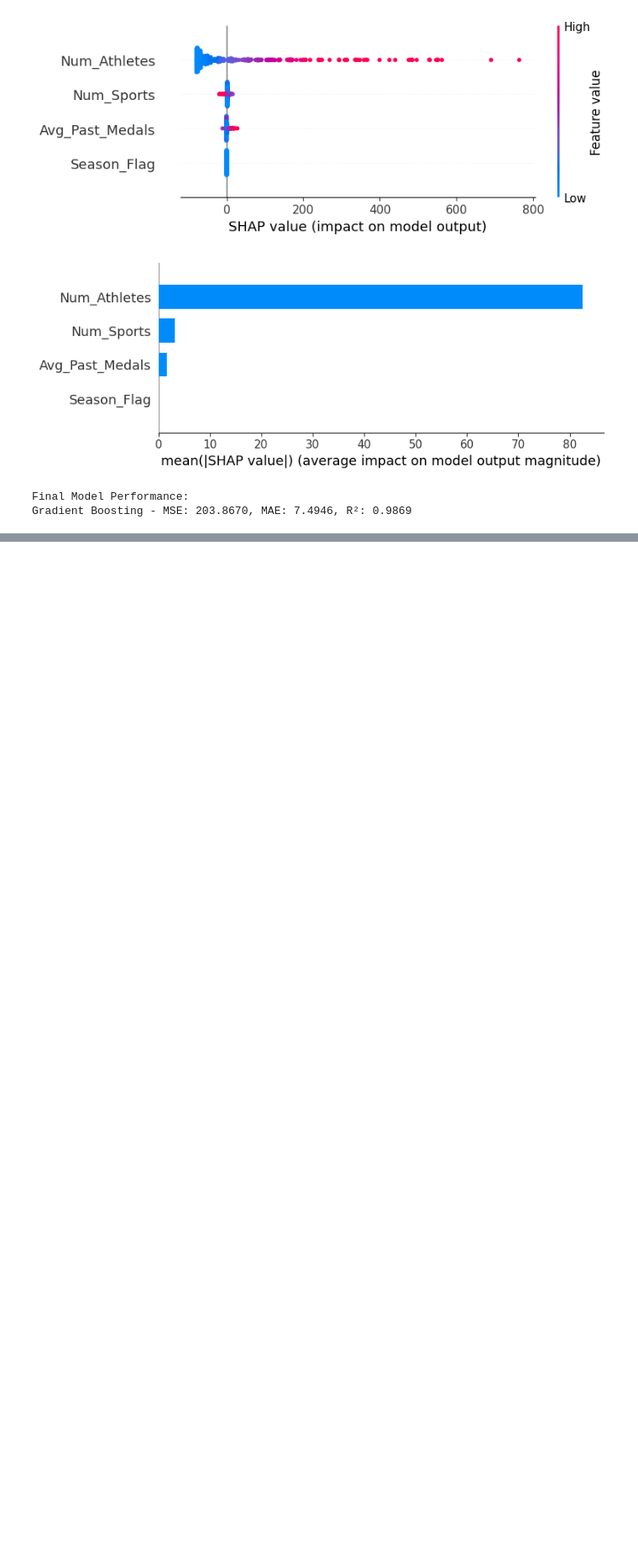
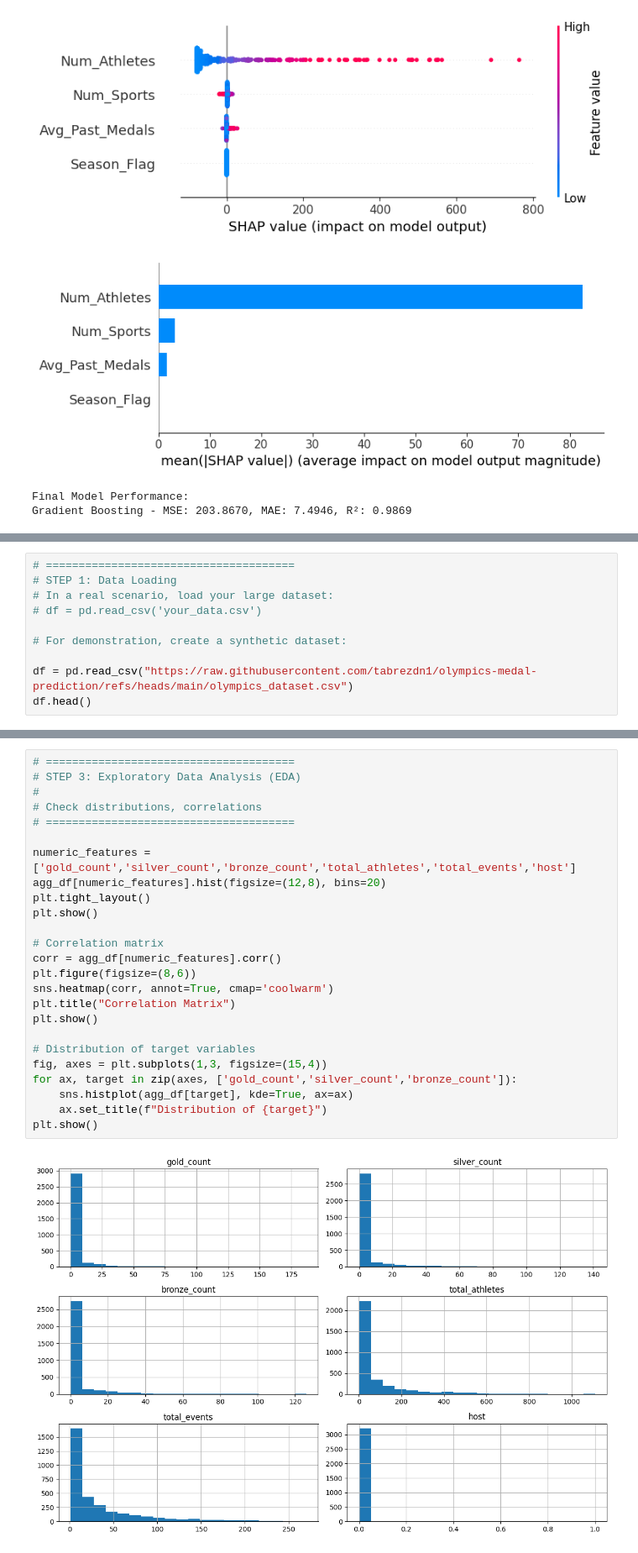
Before and after one commit to tabrezdn1/olympics-medal-prediction, a Jupyter notebook: main.ipynb, the cells around one changed output, grey strips where cells are left out. Shown at 84% size. Saved outputs shown, nothing was run; the diff lists cells and outputs as text; blank space fills up the shorter version.

```diff
--- a/main.ipynb
+++ b/main.ipynb
@@ -1896,0 +1697,10 @@ Gradient Boosting - MSE: 203.8670, MAE: 7.4946, R²: 0.9869
+# %%
+# ======================================
+# STEP 1: Data Loading
+# In a real scenario, load your large dataset:
+# df = pd.read_csv('your_data.csv')
+
+# For demonstration, create a synthetic dataset:
+
+df = pd.read_csv("https://raw.githubusercontent.com/tabrezdn1/olympics-medal-prediction/refs/heads/main/olympics_dataset.csv")
+df.head()
@@ -1896,0 +1746,27 @@ Gradient Boosting - MSE: 203.8670, MAE: 7.4946, R²: 0.9869
+# %%
+# ======================================
+# STEP 3: Exploratory Data Analysis (EDA)
+#
+# Check distributions, correlations
+# ======================================
+
+numeric_features = ['gold_count','silver_count','bronze_count','total_athletes','total_events','host']
+agg_df[numeric_features].hist(figsize=(12,8), bins=20)
+plt.tight_layout()
+plt.show()
+
+# Correlation matrix
+corr = agg_df[numeric_features].corr()
+plt.figure(figsize=(8,6))
+sns.heatmap(corr, annot=True, cmap='coolwarm')
+plt.title("Correlation Matrix")
+plt.show()
+
+# Distribution of target variables
+fig, axes = plt.subplots(1,3, figsize=(15,4))
+for ax, target in zip(axes, ['gold_count','silver_count','bronze_count']):
+    sns.histplot(agg_df[target], kde=True, ax=ax)
+    ax.set_title(f"Distribution of {target}")
+plt.show()
+# %% [output]
+[figure, added]
```
Also changed, not shown: parts of 20 cells of this notebook.
